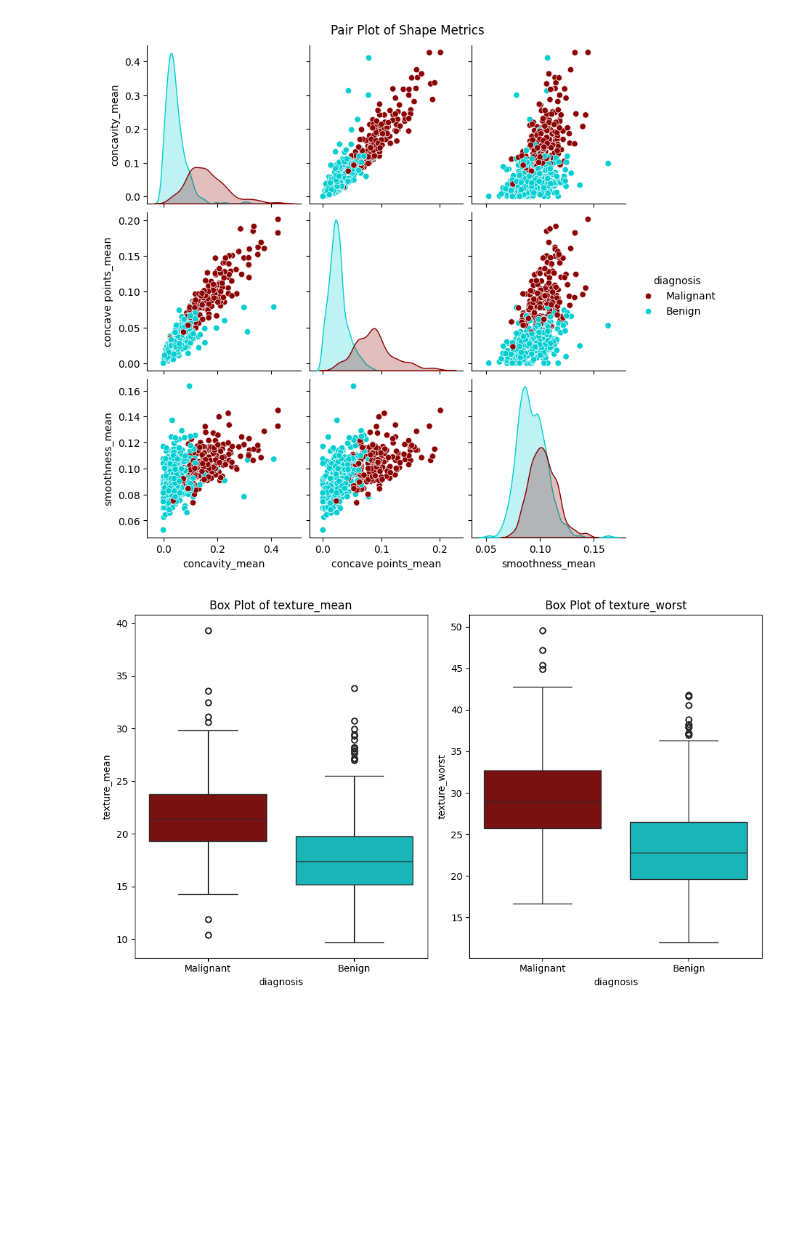
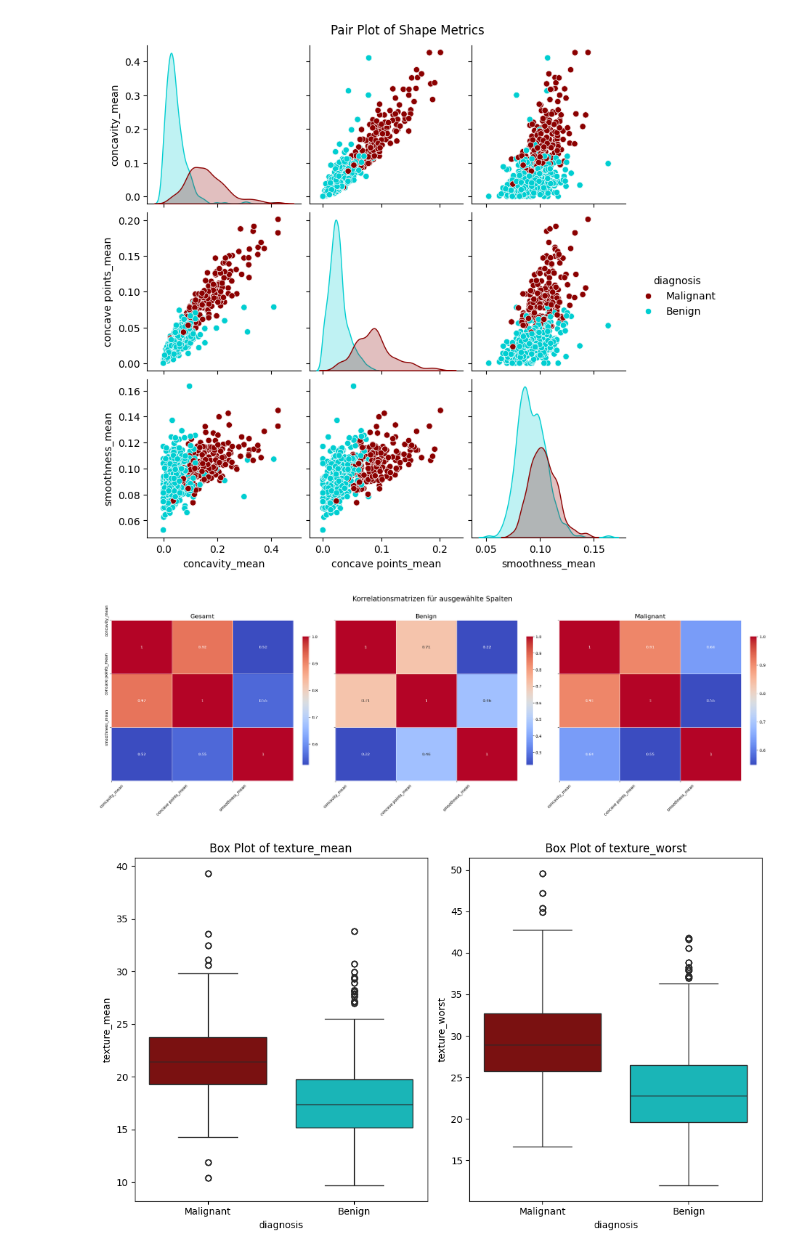
Before and after one commit to IsaBellaBarbu/BreastCancerDP, a Jupyter notebook: Prozessing.ipynb, the cells around one changed output. Drawn from its saved outputs; the diff is of its cells as text; code cells hidden in the pictures; blank space fills up the shorter version.

Commit message:
Korrelations-matrix um den zusammenhang shape_metrics genauer darzustellen

```diff
--- a/Prozessing.ipynb
+++ b/Prozessing.ipynb
@@ -32,6 +32,10 @@ os.makedirs(output_folder_verteilungsplots, exist_ok=True)
 
 output_folder_wahrscheinlichkeitsplots = './img/wahrscheinlichkeitsplots'
 os.makedirs(output_folder_wahrscheinlichkeitsplots, exist_ok=True)
+
+# Ordner erstellen, um die Heatmaps zu speichern
+output_folder_korrelationsplots = 'korrelationsplots'
+os.makedirs(output_folder_korrelationsplots, exist_ok=True)
 # %%
 #Defining color mapping for 'Benign' and 'Malignant' (because we like pretty things :) )
 color_map = {'Benign': 'darkturquoise', 'Malignant': 'darkred'}
@@ -77,6 +81,54 @@ plt.savefig(plot_path)
 plt.show()
 # %% [output]
 [figure]
+# %%
+# Funktion zum Erstellen der Korrelationsmatrix
+def get_correlation_matrix(data, columns):
+    numerische_spalten = data[columns]
+    return numerische_spalten.corr(method='pearson')
+
+# Funktion zum Zeichnen der Heatmap
+def plot_heatmap(ax, correlation_matrix, title, shape_metrics, show_y_labels=True):
+    sns.heatmap(
+        correlation_matrix,
+        annot=True,
+        cmap='coolwarm',
+        ax=ax,
+        cbar_kws={"shrink": 0.8},
+        annot_kws={"size": 10},
+        linewidths=0.5
+    )
+    ax.set_title(title, fontsize=16)
+    ax.set_xticks(range(len(shape_metrics)))
+    ax.set_yticks(range(len(shape_metrics)))
+    ax.set_xticklabels(shape_metrics, fontsize=10, rotation=45)
+    if show_y_labels:
+        ax.set_yticklabels(shape_metrics, fontsize=10)
+    else:
+        ax.set_yticklabels([])
+
+# Korrelationsmatrizen für die drei Datensätze
+correlation_full = get_correlation_matrix(df, shape_metrics)
+correlation_benign = get_correlation_matrix(df[df['diagnosis'] == 'Benign'], shape_metrics)
+correlation_malignant = get_correlation_matrix(df[df['diagnosis'] == 'Malignant'], shape_metrics)
+
+# Subplots erstellen
+fig, axes = plt.subplots(1, 3, figsize=(24, 8), constrained_layout=True)
+
+# Heatmaps zeichnen
+plot_heatmap(axes[0], correlation_full, 'Gesamt', shape_metrics, show_y_labels=True)
+plot_heatmap(axes[1], correlation_benign, 'Benign', shape_metrics, show_y_labels=False)
+plot_heatmap(axes[2], correlation_malignant, 'Malignant', shape_metrics, show_y_labels=False)
+
+# Gesamten Plot anzeigen
+plt.suptitle('Korrelationsmatrizen für ausgewählte Spalten', fontsize=18)
+
+plot_path = os.path.join(output_folder_korrelationsplots, 'korrelationsplots_shape_metrics.png')
+plt.savefig(plot_path)
+
+plt.show()
+# %% [output]
+[figure, added]
 # %%
 #Texture: Box Plots
 plt.figure(figsize=(10, 6))
```
Also changed, not shown: parts of 1 cell of this notebook, 1 other file.
